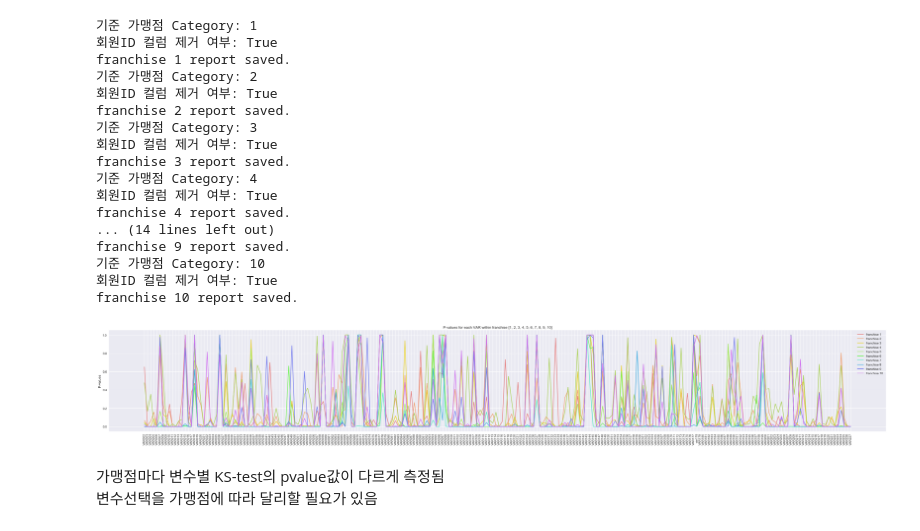
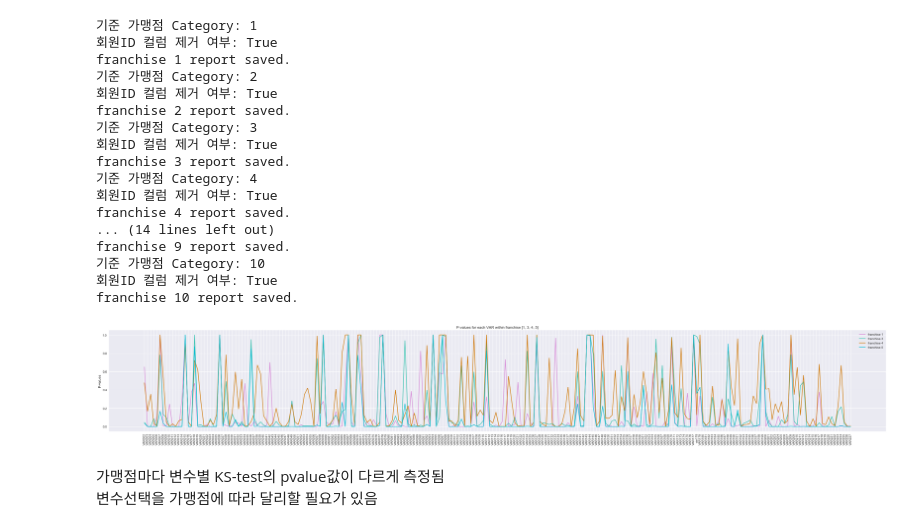
Before and after one commit to ilovemyminutes/SamsungCard2020, a Jupyter notebook: preprocess/preprocessing_featureExtraction_KSTest.ipynb, the cells around one changed output. Saved outputs shown, nothing was run; the diff lists cells and outputs as text; code cells hidden in the pictures.

```diff
--- a/preprocess/preprocessing_featureExtraction_KSTest.ipynb
+++ b/preprocess/preprocessing_featureExtraction_KSTest.ipynb
@@ -168,7 +168,7 @@ franchise 9 report saved.
 회원ID 컬럼 제거 여부: True
 franchise 10 report saved.
 # %%
-colors = {1: '#E67C7C', 2: '#F19E6B', 3: '#E9D120', 4: '#A8D052', 5: '#9EEA53',
+colors = {1: '#d789d7', 2: '#28df99', 3: '#2ec1ac', 4: '#cf7500', 5: '#00bcd4',
          6: '#67F24B', 7: '#4FE6C5', 8: '#3EADE2', 9: '#6F77EE', 10: '#CF6BF0'}
 def showPvaluePlot(franchise_group=None, figsize=(45, 6), save=False):
     if franchise_group is None:
@@ -188,10 +188,10 @@ def showPvaluePlot(franchise_group=None, figsize=(45, 6), save=False):
 
     if save:
         f.savefig(f'./ks_test_reports/plots/pvalue_plot_franchise{franchise_group}')
-# %%
-showPvaluePlot(save=True)
-# %% [output]
-[figure, removed]
+# %%
+showPvaluePlot(franchise_group=[1,3,4,5], save=False)
+# %% [output]
+[figure, added]
 # %%
 # for i in range(1, 11):
 #     showPvaluePlot(franchise_group=[i], save=True)
```
Also changed, not shown: 1 other file.
